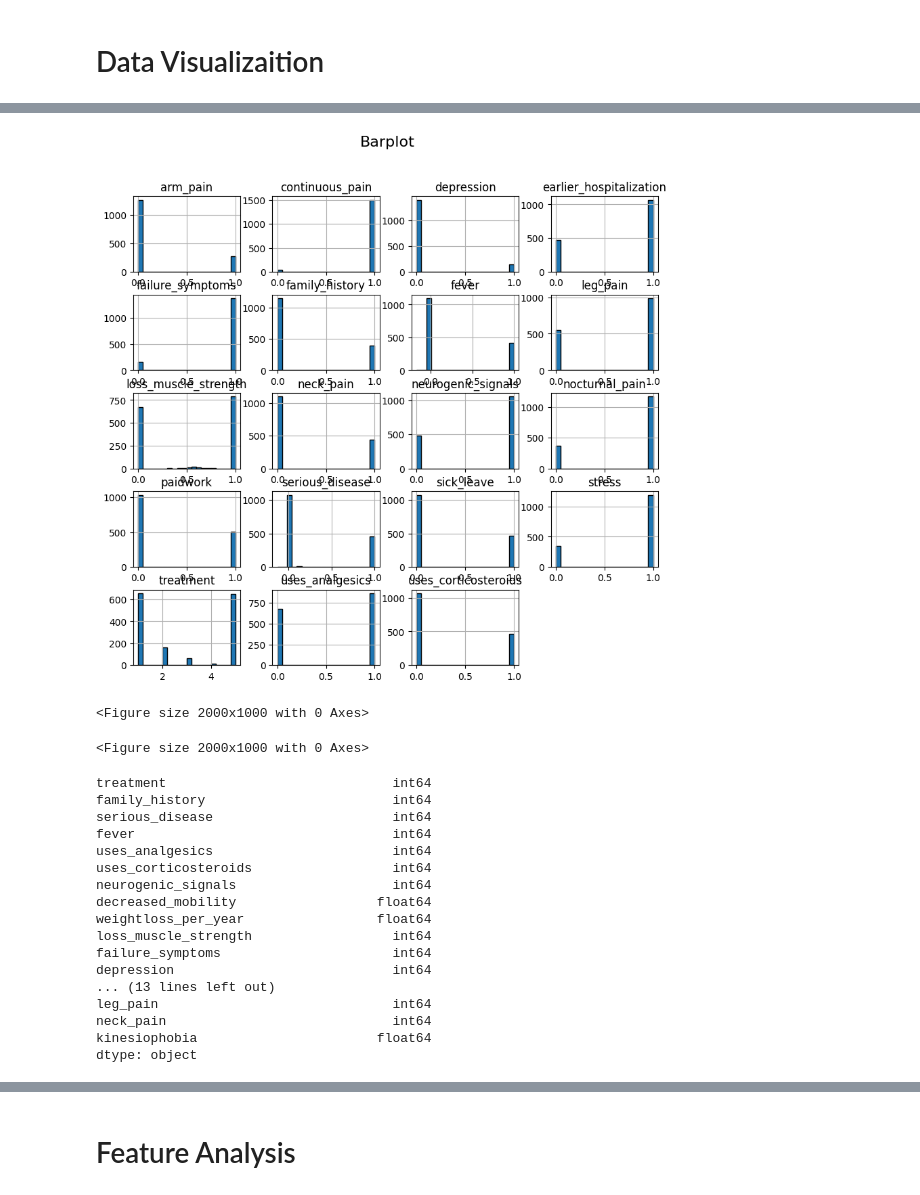
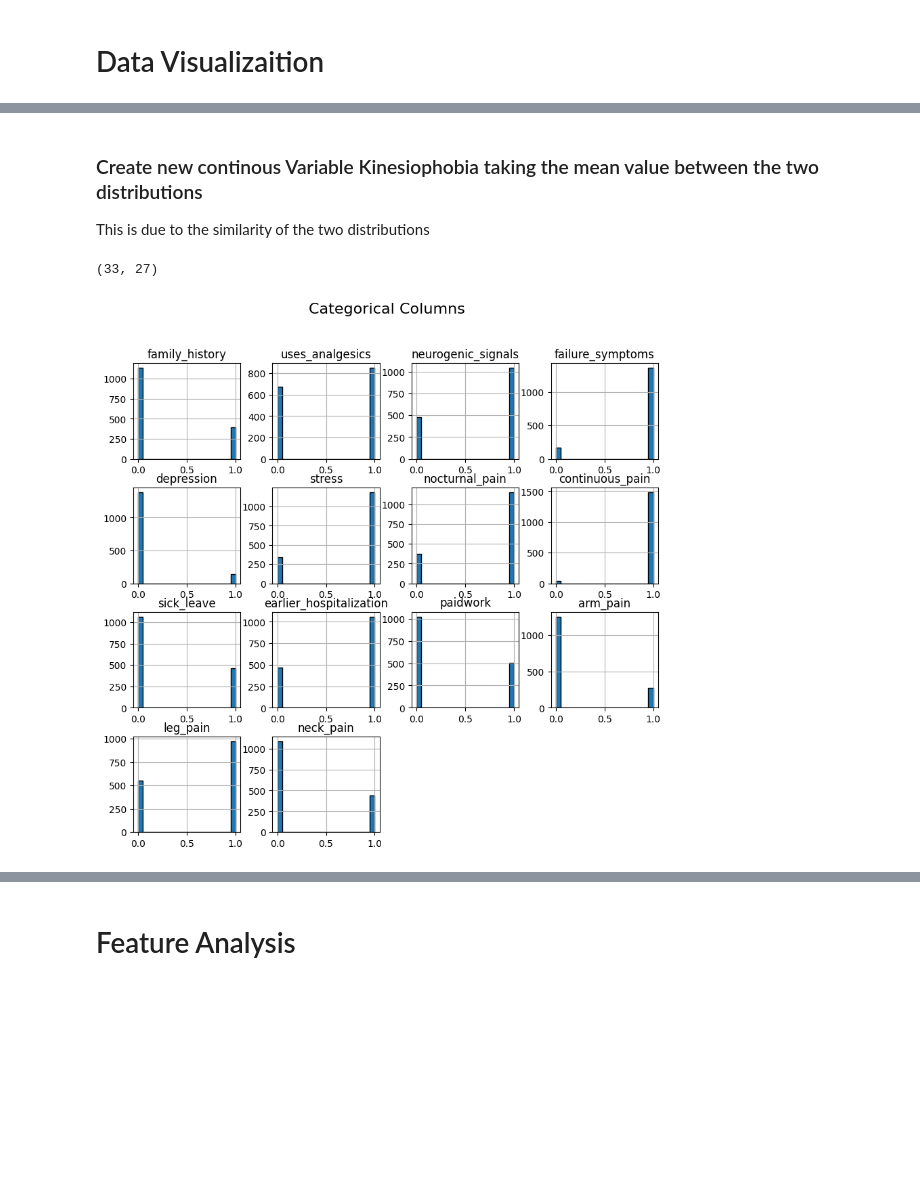
Before and after one commit to mard4/data-science, a Jupyter notebook: project/data_preprocessing.ipynb, the cells around one changed output, grey strips where cells are left out. Cells and saved outputs as stored; diff of their text form; code cells hidden in the pictures; blank space fills up the shorter version.

```diff
--- a/project/data_preprocessing.ipynb
+++ b/project/data_preprocessing.ipynb
@@ -33,12 +38,10 @@ radvice = pd.read_sql('SELECT * FROM project.radvice', engine)
 work = pd.read_sql('SELECT * FROM project.work', engine)
 # %%
 def convert_bool_to_int(table, engine, table_name):
-    # Recupera colonne booleane vere da PostgreSQL
+    """Get Boolean columns from PostgreSQL and convert them to int64 to overcome with NANs"""
     bool_cols = get_boolean_columns(engine, 'project', table_name)
-    print(bool_cols)
-    # Convertili subito in int64 (1/0 + NaN) o float se preferisci
     for col in bool_cols:
-        table[col] = table[col].astype(float)  # oppure .astype(float)
+        table[col] = table[col].astype(float)
     return table
 
 clinical = convert_bool_to_int(clinical, engine, 'clinical')
@@ -47,3 +50,4 @@ patient = convert_bool_to_int(patient, engine, 'patient')
 psychological = convert_bool_to_int(psychological, engine, 'psychological')
 radvice = convert_bool_to_int(radvice, engine, 'radvice')
 work = convert_bool_to_int(work, engine, 'work')
+#patient.serious_disease.value_counts(dropna=False)
@@ -218,25 +135,0 @@ plt.figure(figsize=(20, 10))
-# %%
-import math
-numeric_df = numeric_df.loc[:, (numeric_df > 1).any()]
-numeric_df = numeric_df.iloc[:,1:]
-num_cols = len(numeric_df.columns)
-
-# Determine grid size (e.g., square layout)
-cols = 4
-rows = math.ceil(num_cols / cols)
-
-# Set figure size based on grid size
-plt.figure(figsize=(cols * 4, rows * 3))
-
-# Create subplots
-for i, col in enumerate(numeric_df.columns, 1):
-    plt.subplot(rows, cols, i)
-    sns.boxplot(y=numeric_df[col])
-    plt.title(col)
-    plt.tight_layout()
-
-plt.show()
-
-
-"""Considerando le varie distribuzioni ed il n di outliers in __pain sarebbe utile convertire queste features in binarie (got pain, no pain).
-    neck, leg, arm pain"""
@@ -355,17 +216,28 @@ Index(['decreased_mobility', 'weightloss_per_year', 'extremely_nervous',
+# %% [markdown]
+### Create new continous Variable Kinesiophobia taking the mean value between the two distributions
+This is due to the similarity of the two distributions
+# %%
+df_new['kinesiophobia'] = df_new[['kinesiophobia_pain_stop', 'kinesiophobia_physical_exercise']].mean(axis=1)
+df_new = df_new.drop(columns={'kinesiophobia_pain_stop','kinesiophobia_physical_exercise'})
+len(df_final.columns)-1, len(df_new.columns)-1      # We go from 33 to 27 features
+# %% [output]
+(33, 27)
 # %%
 # Categorical
-plot_df = df_new[df_new.columns.difference(numeric_df.columns)]
+categorical_columns = [col for col in df_new.columns if df_new[col].nunique() < 3]
+plot_df = df_new[categorical_columns]
 plot_df.hist(figsize=(10, 9), bins=20, edgecolor="black")
-plt.suptitle("Barplot", fontsize=16)
+plt.suptitle("Categorical Columns", fontsize=16)
 plt.show()
-
-plt.figure(figsize=(20, 10))
 # %% [output]
-[figure, old version]
+[figure, new version]
-<Figure size 2000x1000 with 0 Axes>
-<Figure size 2000x1000 with 0 Axes>
 # %%
-# 1. Convert numeric columns to float
+## TO CHECK
+# Convert numeric columns to float
+numeric_df = df_new.select_dtypes(include=['int64', 'float64', 'Int64'])
+numeric_df = numeric_df.loc[:, (numeric_df > 1).any()]
+numeric_df = numeric_df.iloc[:,1:]
+# print(numeric_df.columns)
 df_new[numeric_df.columns] = df_new[numeric_df.columns].astype(float)
 
 # 2. Identify non-numeric columns (excluding 'age')
@@ -373,22 +245,4 @@ non_numeric_cols = df_new.columns.difference(numeric_df.columns).difference(['ag
 
 # 3. Convert those to Int64
 df_new[non_numeric_cols] = df_new[non_numeric_cols].apply(pd.to_numeric, errors='coerce').astype('int64')
-df_new.dtypes
+#df_new.dtypes
-# %% [output]
-treatment                             int64
-family_history                        int64
-serious_disease                       int64
-fever                                 int64
-uses_analgesics                       int64
-uses_corticosteroids                  int64
-neurogenic_signals                    int64
-decreased_mobility                  float64
-weightloss_per_year                 float64
-loss_muscle_strength                  int64
-failure_symptoms                      int64
-depression                            int64
-... (13 lines left out)
-leg_pain                              int64
-neck_pain                             int64
-kinesiophobia                       float64
-dtype: object
```
Also changed, not shown: parts of 58 cells of this notebook, 2 other files.
